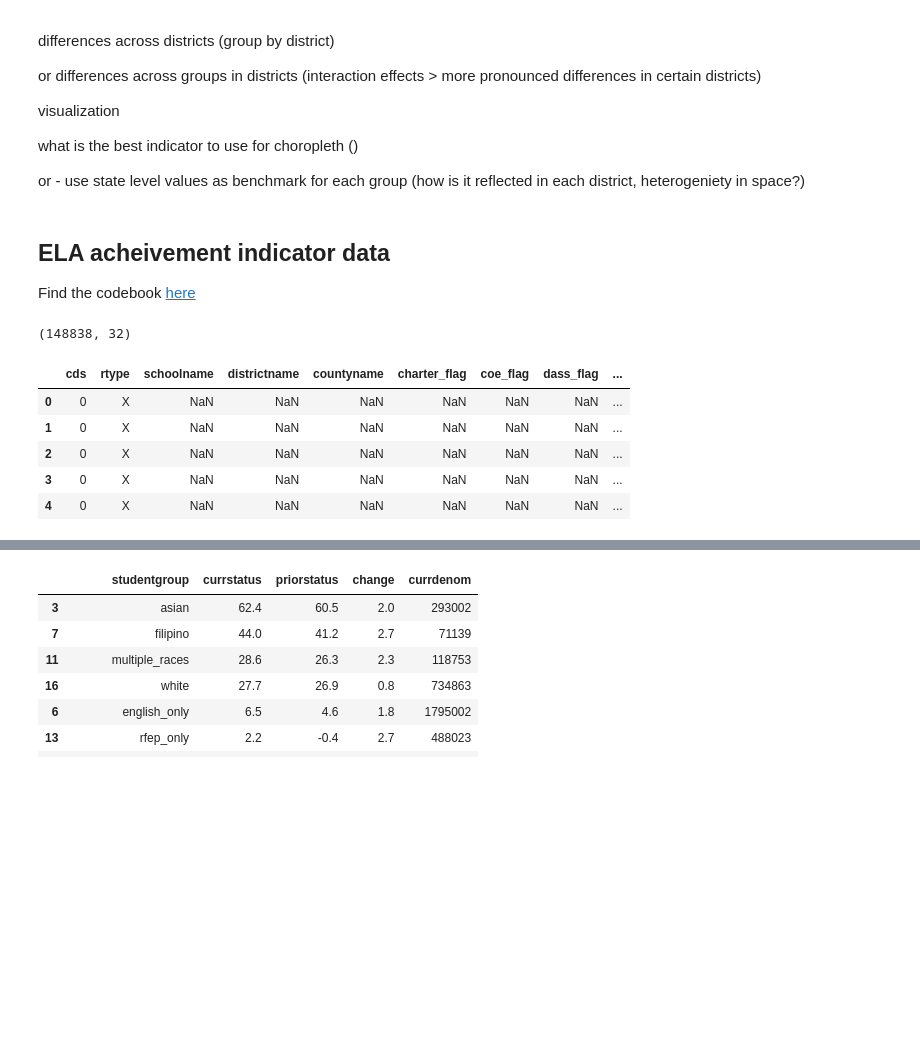
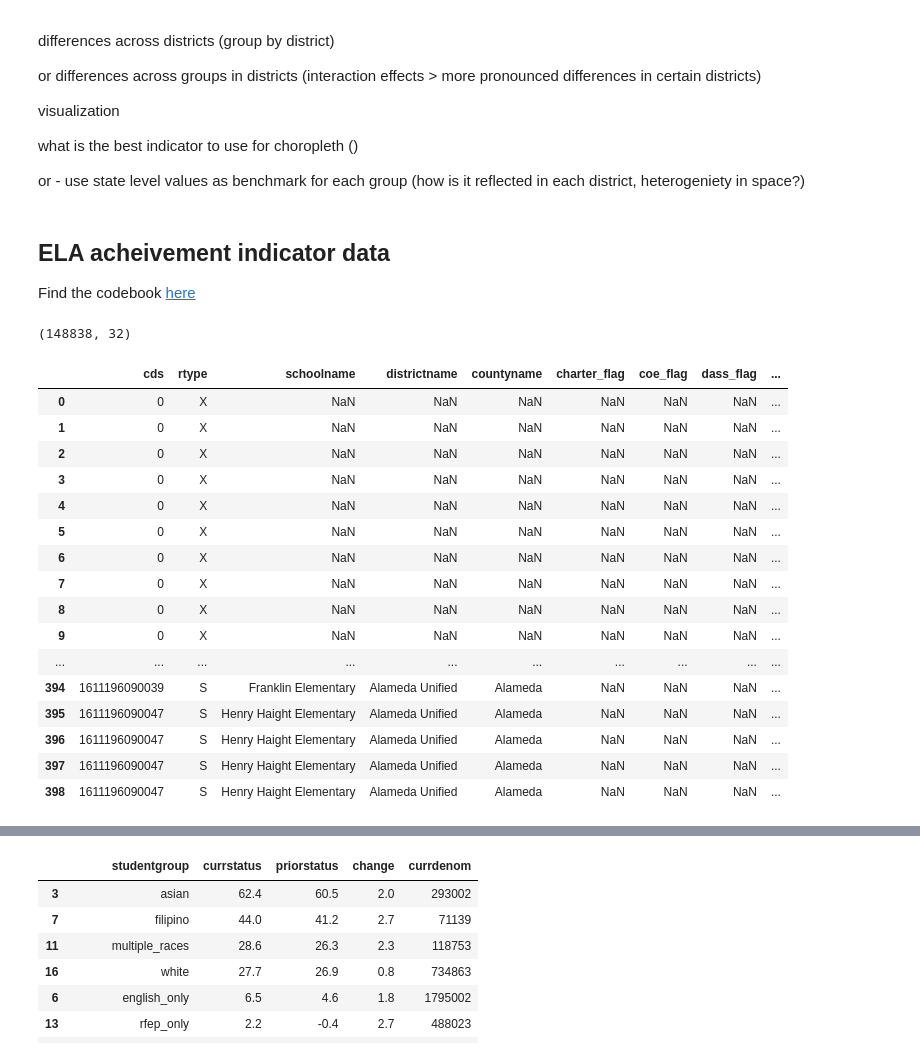
Before and after one commit to fiendskrah/finalcapstone, a Jupyter notebook: project.ipynb, the cells around one changed output, grey strips where cells are left out. Drawn from its saved outputs; the diff is of its cells as text; code cells hidden in the pictures; blank space fills up the shorter version.

```diff
--- a/project.ipynb
+++ b/project.ipynb
@@ -96,6 +95,9 @@ visualization
 what is the best indicator to use for choropleth ()
 
 or - use state level values as benchmark for each group (how is it reflected in each district, heterogeniety in space?)
+# %% [markdown]
+## ELA acheivement indicator data
+Find the codebook [here](https://www.cde.ca.gov/ta/ac/cm/ela18.asp)
 # %%
 replacements = dict(
     studentgroup = {'ALL':'all_students',
@@ -116,20 +118,28 @@ replacements = dict(
                         'FOS':'foster_youth',
                         'HOM':'homeless_youth',
                 })
-# %% [markdown]
-## ELA acheivement indicator data
-Find the codebook [here](https://www.cde.ca.gov/ta/ac/cm/ela18.asp)
 # %%
 ela = pandas.read_csv('lcff_data/eladownload2018.csv')
 ela.shape
 # %% [output]
 (148838, 32)
 # %%
-ela.head()
+ela.head(500)
 # %% [output]
 |  | cds | rtype | schoolname | districtname | countyname | charter_flag | coe_flag | dass_flag | ... |
 | 0 | 0 | X | NaN | NaN | NaN | NaN | NaN | NaN | ... |
 | 1 | 0 | X | NaN | NaN | NaN | NaN | NaN | NaN | ... |
 | 2 | 0 | X | NaN | NaN | NaN | NaN | NaN | NaN | ... |
 | 3 | 0 | X | NaN | NaN | NaN | NaN | NaN | NaN | ... |
 | 4 | 0 | X | NaN | NaN | NaN | NaN | NaN | NaN | ... |
+| 5 | 0 | X | NaN | NaN | NaN | NaN | NaN | NaN | ... |
+| 6 | 0 | X | NaN | NaN | NaN | NaN | NaN | NaN | ... |
+| 7 | 0 | X | NaN | NaN | NaN | NaN | NaN | NaN | ... |
+| 8 | 0 | X | NaN | NaN | NaN | NaN | NaN | NaN | ... |
+| 9 | 0 | X | NaN | NaN | NaN | NaN | NaN | NaN | ... |
+| ... | ... | ... | ... | ... | ... | ... | ... | ... | ... |
+| 394 | 1611196090039 | S | Franklin Elementary | Alameda Unified | Alameda | NaN | NaN | NaN | ... |
+| 395 | 1611196090047 | S | Henry Haight Elementary | Alameda Unified | Alameda | NaN | NaN | NaN | ... |
+| 396 | 1611196090047 | S | Henry Haight Elementary | Alameda Unified | Alameda | NaN | NaN | NaN | ... |
+| 397 | 1611196090047 | S | Henry Haight Elementary | Alameda Unified | Alameda | NaN | NaN | NaN | ... |
+| 398 | 1611196090047 | S | Henry Haight Elementary | Alameda Unified | Alameda | NaN | NaN | NaN | ... |
```
Also changed, not shown: parts of 30 cells of this notebook, 1 other file.
